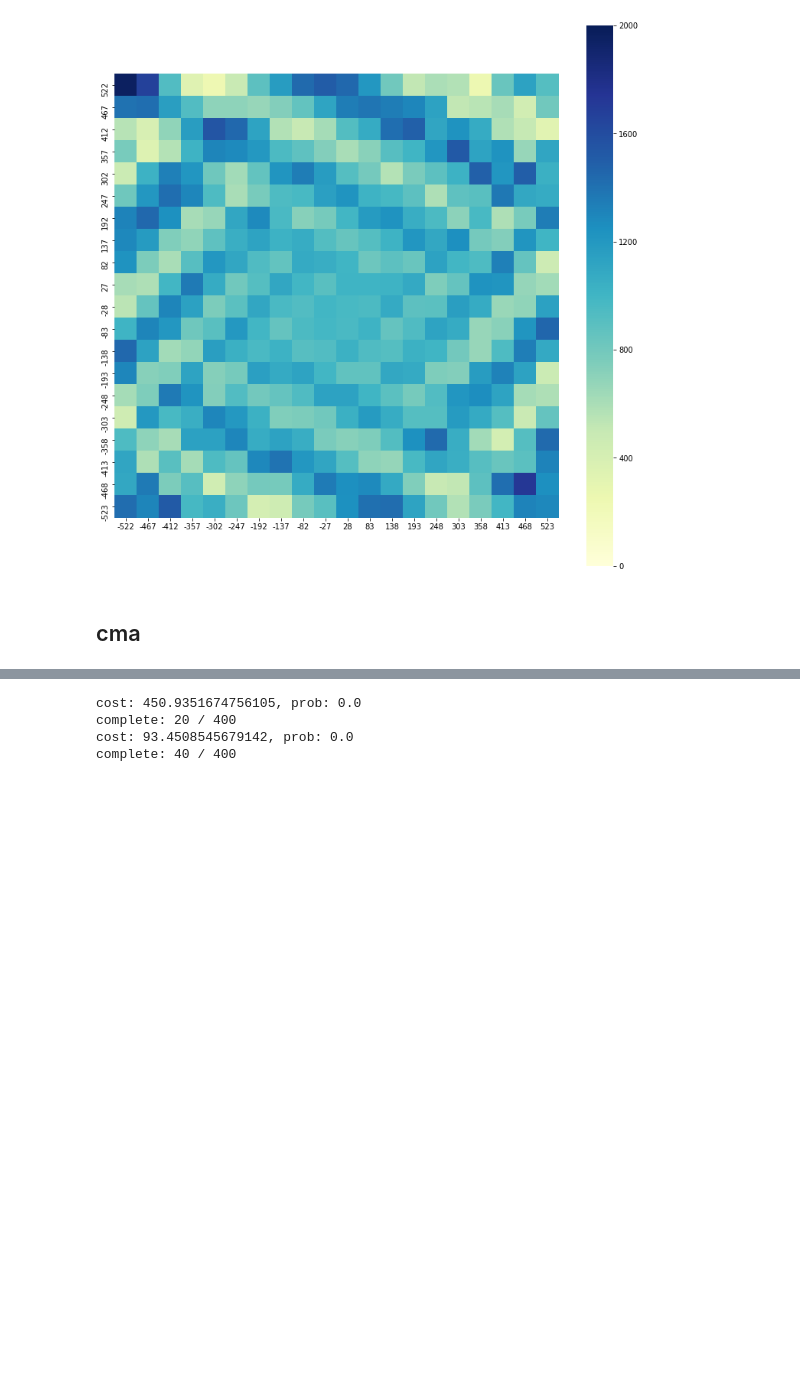
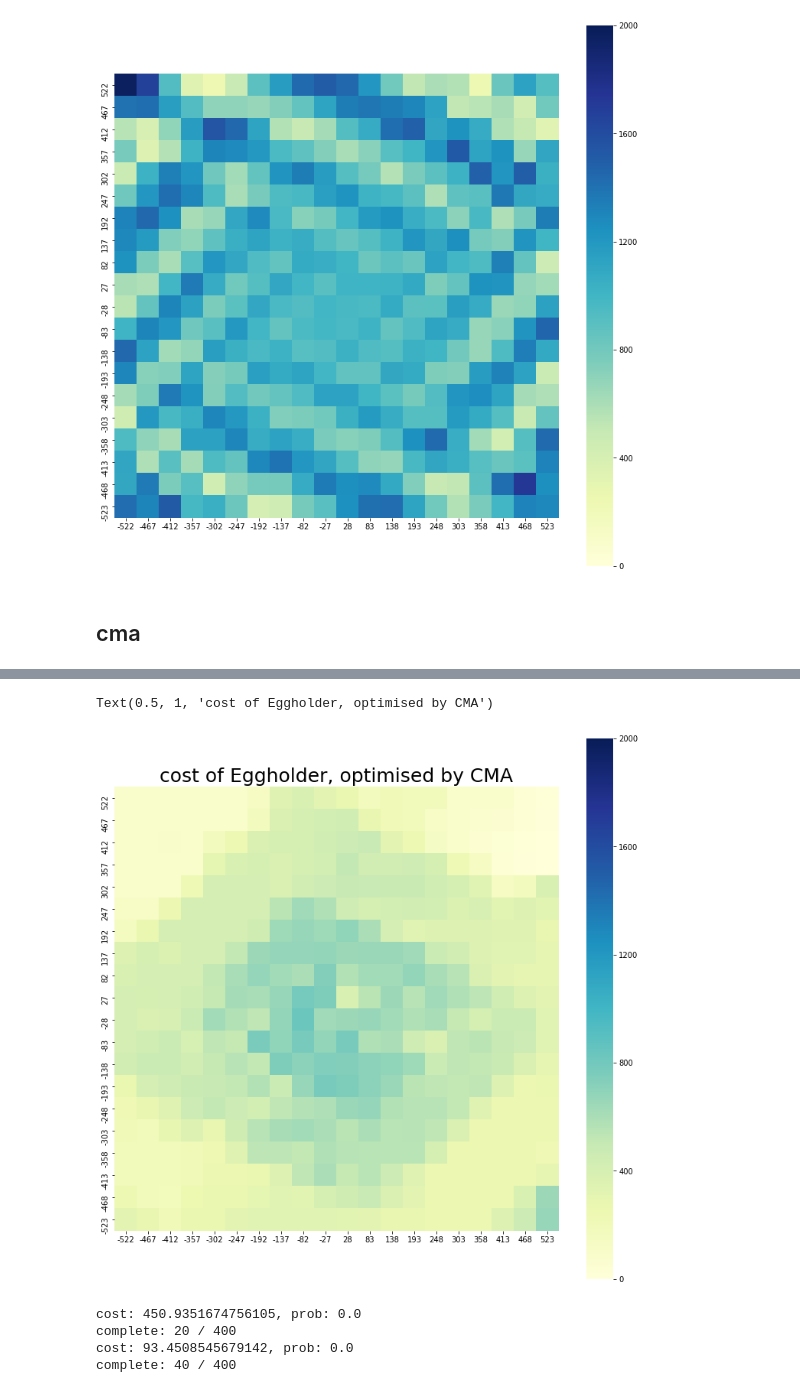
Before and after one commit to huajian1069/non-convex-optimisation, a Jupyter notebook: plot_statistical_convergence_cost_graph .ipynb, the cells around one changed output, grey strips where cells are left out. Drawn from its saved outputs; the diff is of its cells as text; code cells hidden in the pictures; blank space fills up the shorter version.

```diff
--- a/plot_statistical_convergence_cost_graph .ipynb
+++ b/plot_statistical_convergence_cost_graph .ipynb
@@ -637,3 +647,25 @@ ana_no_egg.plot_hotmap_cost()
 [figure]
 # %% [markdown]
 ## cma
+# %%
+# 1 optimiser
+opt = cma_es()
+optParas ={'x0': np.zeros((2,)),
+           'std': np.ones((2,)) * 30,
+           'tol': 1e-3,
+           'adjust_func': do_nothing(),
+           'record': False,
+           'verbose': False}
+opt.set_parameters(optParas)
+
+# 2 objective function
+obj = eggholder()
+
+# 3 setup sample zone of multiple experiments
+zoneParas = {'origin': np.array([-550,-550]),
+             'edge': np.array([1100, 1100]),
+             'step': 55,
+             'size': 10,
+             'sym': False}
+
+data = do_multiple_exps(obj, opt, zoneParas)
@@ -640,3 +703,11 @@ ana_no_egg.plot_hotmap_cost()
+# %%
+ana_cma_egg = post_analysis_zone(data)
+fig = plt.figure(figsize=(13,13))
+ax = ana_cma_egg.plot_hotmap_cost(2000)
+ax.set_title("cost of Eggholder, optimised by CMA", fontsize=25)
+# %% [output]
+Text(0.5, 1, 'cost of Eggholder, optimised by CMA')
+[figure, added]
 # %%
 # 1 optimiser
 opt = cma_es()
```
Also changed, not shown: parts of 5 cells of this notebook, 5 other files.
